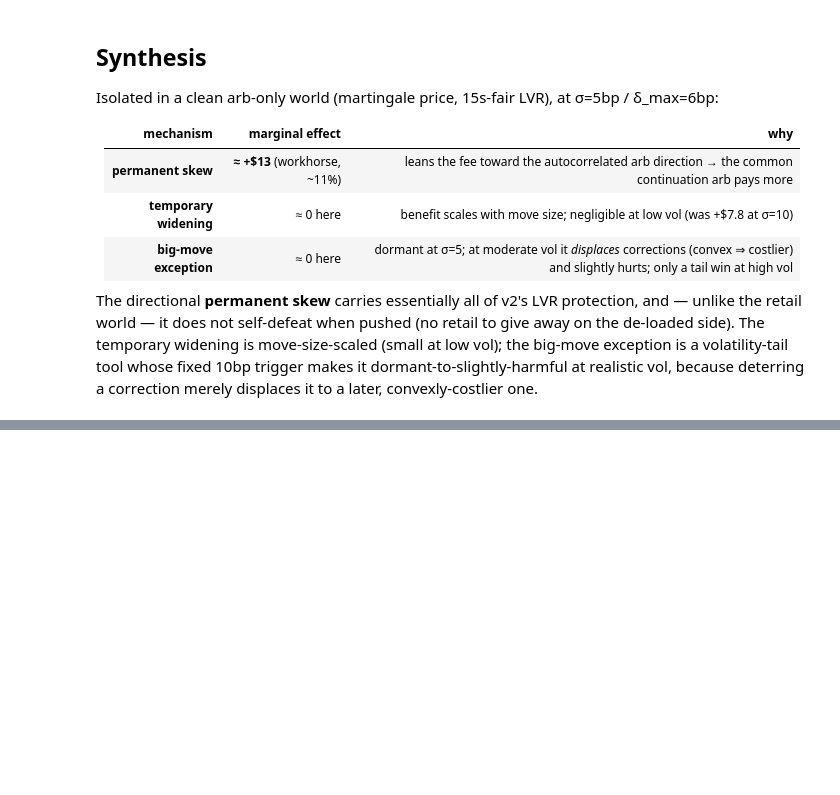
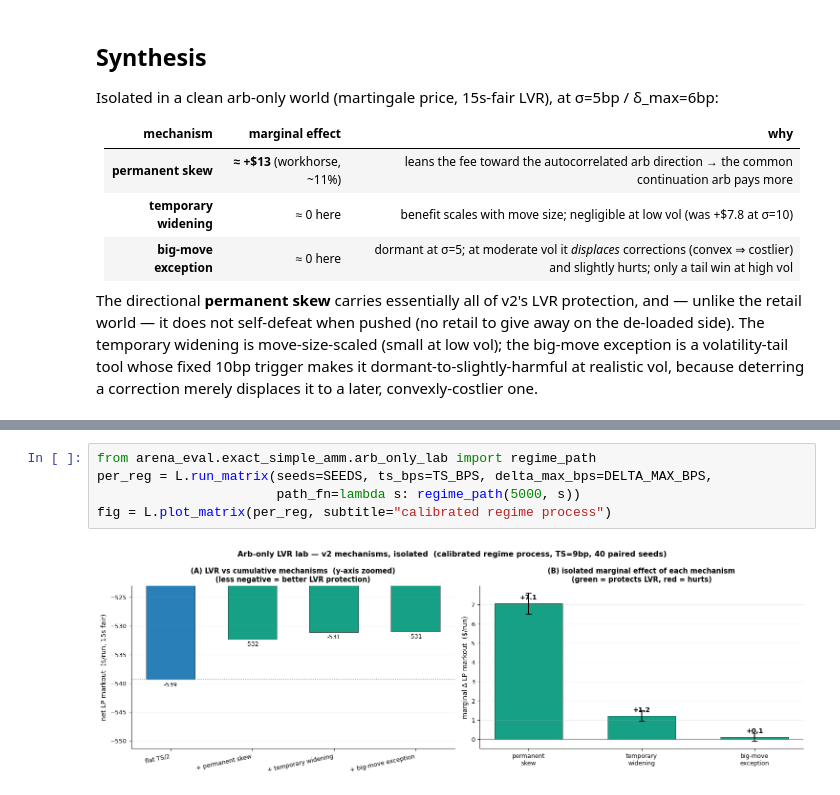
Before and after one commit to wanxinwanxin/amm-gym, a Jupyter notebook: presentation/arb_only_lvr_lab.ipynb, the cells around one changed output, grey strips where cells are left out. Saved outputs shown, nothing was run; the diff lists cells and outputs as text; blank space fills up the shorter version.

```diff
--- a/presentation/arb_only_lvr_lab.ipynb
+++ b/presentation/arb_only_lvr_lab.ipynb
@@ -220,0 +238,7 @@ because deterring a correction merely displaces it to a later, convexly-costlier
+# %%
+from arena_eval.exact_simple_amm.arb_only_lab import regime_path
+per_reg = L.run_matrix(seeds=SEEDS, ts_bps=TS_BPS, delta_max_bps=DELTA_MAX_BPS,
+                       path_fn=lambda s: regime_path(5000, s))
+fig = L.plot_matrix(per_reg, subtitle="calibrated regime process")
+# %% [output]
+[figure, added]
```
Also changed, not shown: parts of 6 cells of this notebook, 5 other files.
